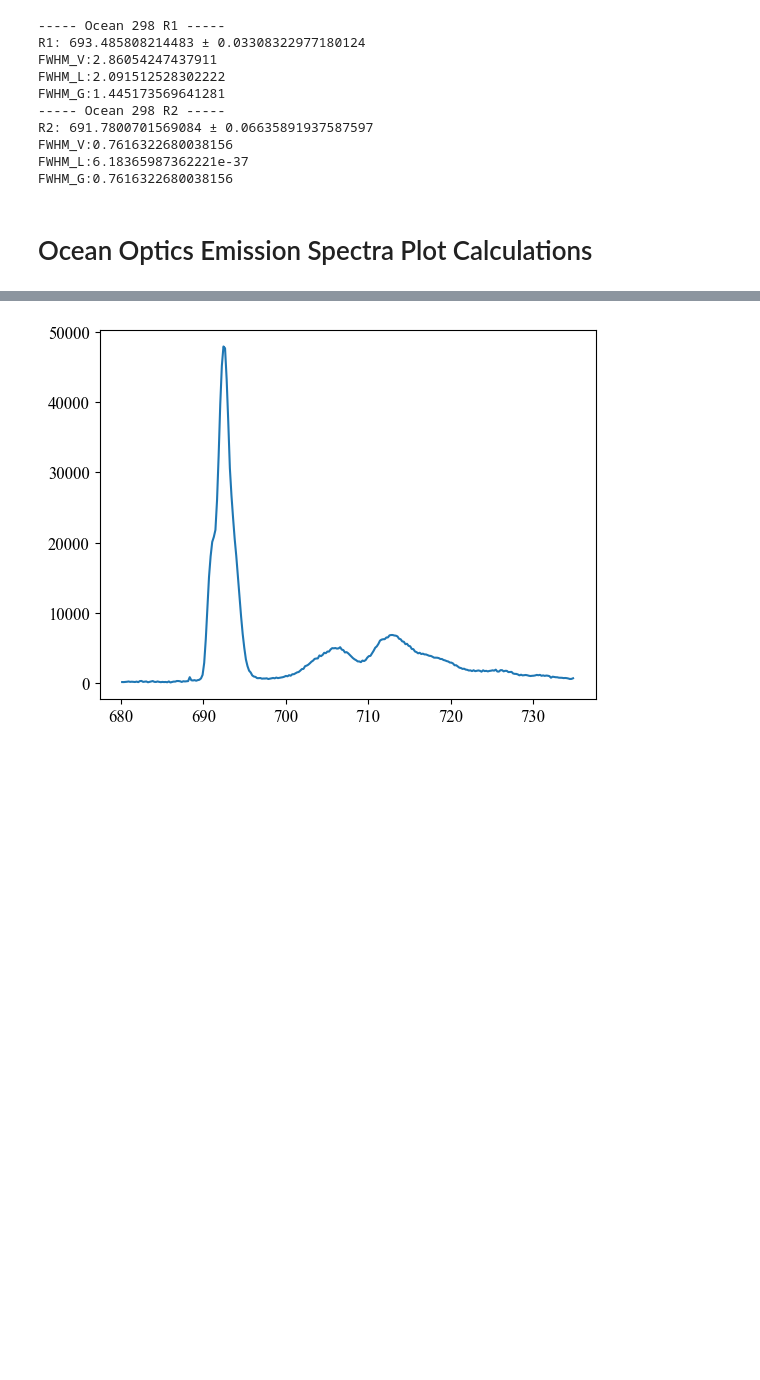
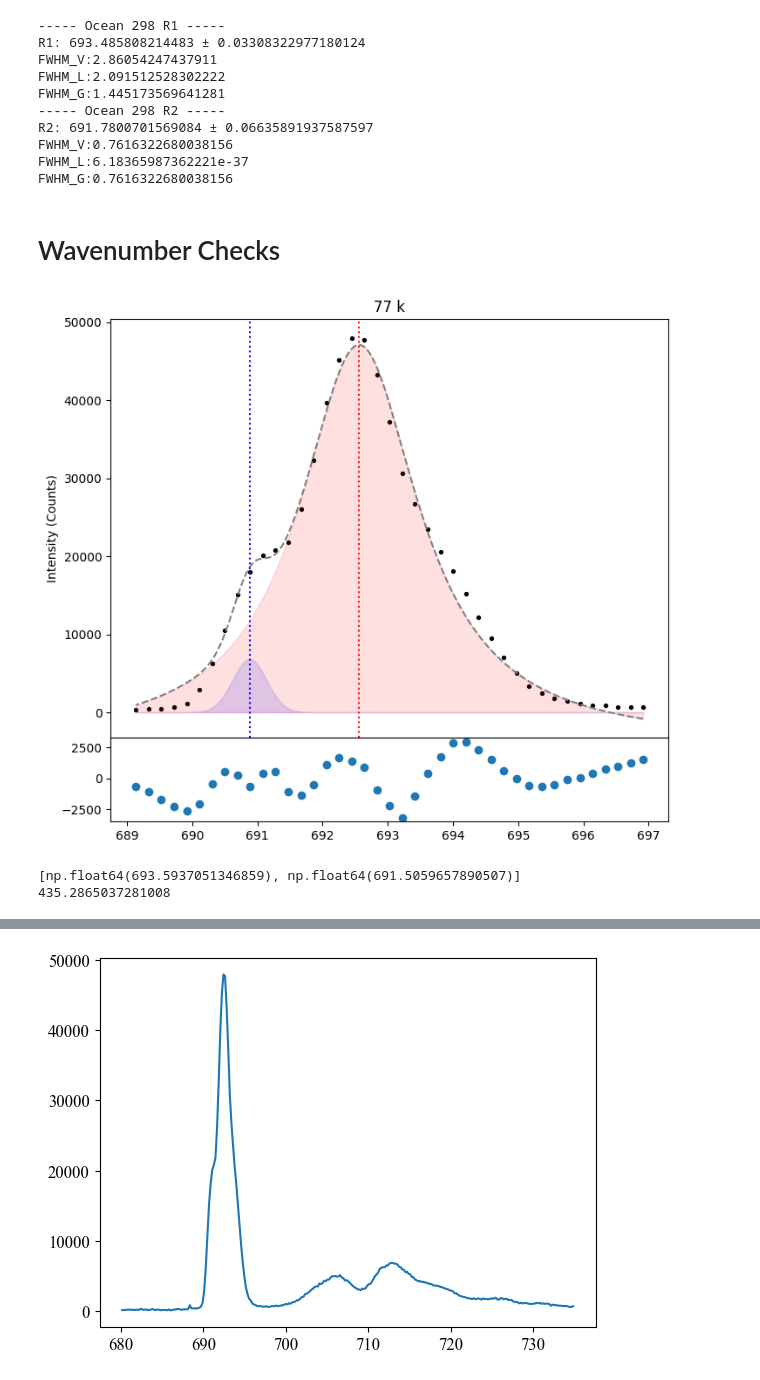
Before and after one commit to Sebastian426/Advanced-Lab-Code, a Jupyter notebook: Main_Results_Plots/Careful_Fits_Results_Table.ipynb, the cells around one changed output, grey strips where cells are left out. Cells and saved outputs as stored; diff of their text form; code cells hidden in the pictures; blank space fills up the shorter version.

```diff
--- a/Main_Results_Plots/Careful_Fits_Results_Table.ipynb
+++ b/Main_Results_Plots/Careful_Fits_Results_Table.ipynb
@@ -93,6 +93,9 @@ def normalise_spectra(df, cols, wavelengths):
     error = np.std(matrix, axis=1) / np.sqrt(len(cols))
 
     return normalised, mean_intensity, error
+
+def wavenumber_converter(wavelength):
+    return 1e8/wavelength
 # %% [markdown]
 # Data Sets
 # %%
@@ -850,5 +853,47 @@ R2: 691.7800701569084 ± 0.06635891937587597
 FWHM_V:0.7616322680038156
 FWHM_L:6.18365987362221e-37
 FWHM_G:0.7616322680038156
-# %% [markdown]
-# Ocean Optics Emission Spectra Plot Calculations
+# %% [markdown]
+# Wavenumber Checks
+# %%
+fig = plt.figure(1)
+fig.add_axes([0, 0, 1, 1])
+plt.scatter(x_ocean_masked[0], y_ocean_masked[0], marker='o', color="black", s=8)
+plt.plot(x_fit_77, voigt_model_double(x_fit_77, *pop_ocean_77), color="grey", linestyle="--")
+
+plt.fill_between(x_fit_77, R1_ocean_77, 0, color="red", alpha=0.12)
+plt.fill_between(x_fit_77, R2_ocean_77, 0, color="blue", alpha=0.12)
+
+plt.axvline(pop_R1_ocean_77[1], color="red", linestyle=":")
+plt.axvline(pop_R2_ocean_77[1], color="blue", linestyle=":")
+
+plt.xlabel("Wavelength (nm)")
+plt.ylabel("Intensity (Counts)")
+plt.title("77 k")
+
+fig.add_axes([0, -0.2, 1, 0.2])
+plt.scatter(x_ocean_masked[0], (y_ocean_masked[0] - voigt_model_double(x_ocean_masked[0], *pop_ocean_77)))
+plt.show()
+
+y_fit_77 = voigt_model_double(x_fit_77, *pop_ocean_77)
+y_max_77 = np.max(y_fit_77)
+half_max_77 = y_max_77/2
+indices_77 = np.where(np.diff(np.sign(y_fit_77 - half_max_77)))[0]
+
+fwhm_wavelengths_77 = []
+
+for i in indices_77:
+    x1, x2 = x_fit_77[i], x_fit_77[i+1]
+    y1, y2 = y_fit_77[i], y_fit_77[i+1]
+
+    x_cross = x1 + (half_max_77 - y1) * (x2 - x1) / (y2 - y1)
+    fwhm_wavelengths_77.append(x_cross)
+
+print(fwhm_wavelengths_77)
+
+delta_wavenumber_77 = np.abs(wavenumber_converter(fwhm_wavelengths_77[0])-wavenumber_converter(fwhm_wavelengths_77[1]))
+print(delta_wavenumber_77)
+# %% [output]
+[figure, added]
+[np.float64(693.5937051346859), np.float64(691.5059657890507)]
+435.2865037281008
```
Also changed, not shown: parts of 12 cells of this notebook, 2 other files.
